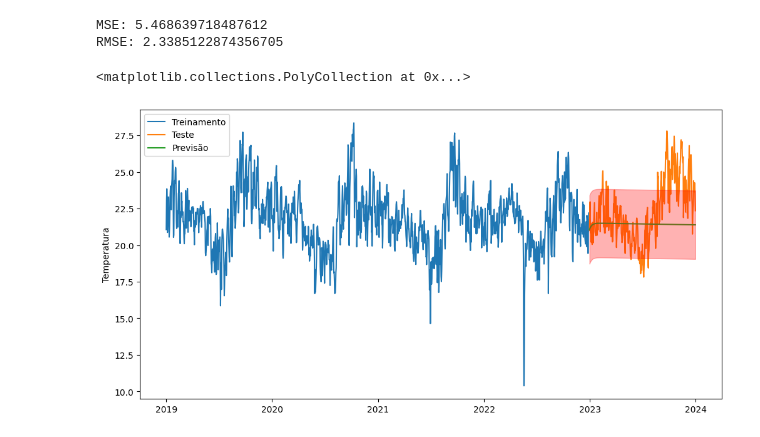
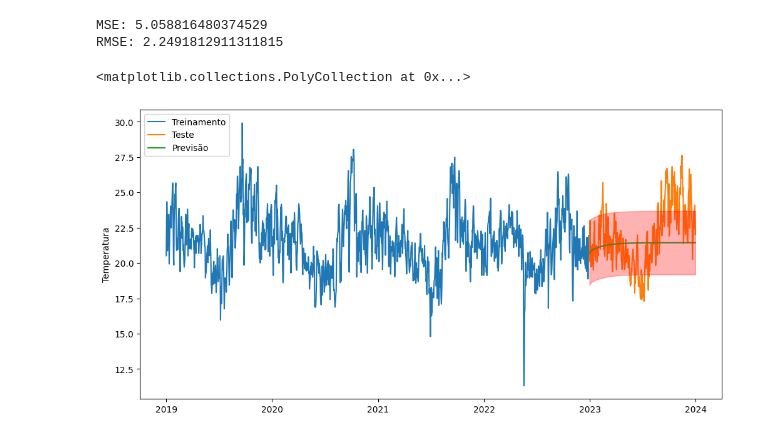
Before and after one commit to juliababa/TCC, a Jupyter notebook: src/main.ipynb, the cells around one changed output. Saved outputs shown, nothing was run; the diff lists cells and outputs as text; code cells hidden in the pictures.

```diff
--- a/src/main.ipynb
+++ b/src/main.ipynb
@@ -8,14 +8,14 @@ import os
 
 def calculate_distance_from_point_to_station(row):
     station_coord = (row['LATITUDE:'], row['LONGITUDE:'])
-    given_point_coord = (-15.765885, -47.871837)
+    given_point_coord = (-15.760063, -47.871154)
     return geodesic(station_coord, given_point_coord).kilometers
 
 df_all_stations = pd.read_csv("../data/all_stations.csv", decimal=",", sep=";")
 
 df_all_stations["Distancia"] = df_all_stations.apply(calculate_distance_from_point_to_station, axis=1)
 
-df_nearest_stations = df_all_stations[(df_all_stations["Distancia"] > 10) & (df_all_stations["Distancia"] < 50)]
+df_nearest_stations = df_all_stations[(df_all_stations["Distancia"] < 30)]
 
 print(df_nearest_stations)
 # %% [output]
@@ -172,33 +243,33 @@ dtype: int64
 # %%
 # Ajuste do modelo ARIMA
-model = ARIMA(df_training[forecast_parameter], order=(1, 0, 0), trend='ct')
+model = ARIMA(df_training[forecast_parameter], order=(3, 0, 1))
 model_fit = model.fit()
 
 # Fazer previsões
 forecast = model_fit.forecast(steps=len(df_test))
 
 # Visualização das previsões
 plt.figure(figsize=(12,6))
 plt.plot(df_training.index, df_training[forecast_parameter], label='Treinamento')
 plt.plot(df_test.index, df_test[forecast_parameter], label='Teste')
 plt.plot(df_test.index, forecast, label='Previsão')
 plt.ylabel('Temperatura')
 plt.legend(loc='upper left')
 
 # Cálculo erro quadrático
 mse = mean_squared_error(df_test[forecast_parameter], forecast)
 rmse = mse**0.5
 print(f'MSE: {mse}')
 print(f'RMSE: {rmse}')
 plt.fill_between(df_test.index, (forecast-rmse), (forecast+rmse), alpha=.3, color='r', zorder=20)
 
 # Salva o gráfico como arquivo de imagem
 #plt.savefig('forecast.png')
 # %% [output]
-MSE: 5.468639718487612
-RMSE: 2.3385122874356705
+MSE: 5.058816480374529
+RMSE: 2.2491812911311815
 <matplotlib.collections.PolyCollection at 0x...>
-[figure, old version]
+[figure, new version]
 # %%
 import numpy as np
 import pandas as pd
```
Also changed, not shown: parts of 7 cells of this notebook, 14 other files.
